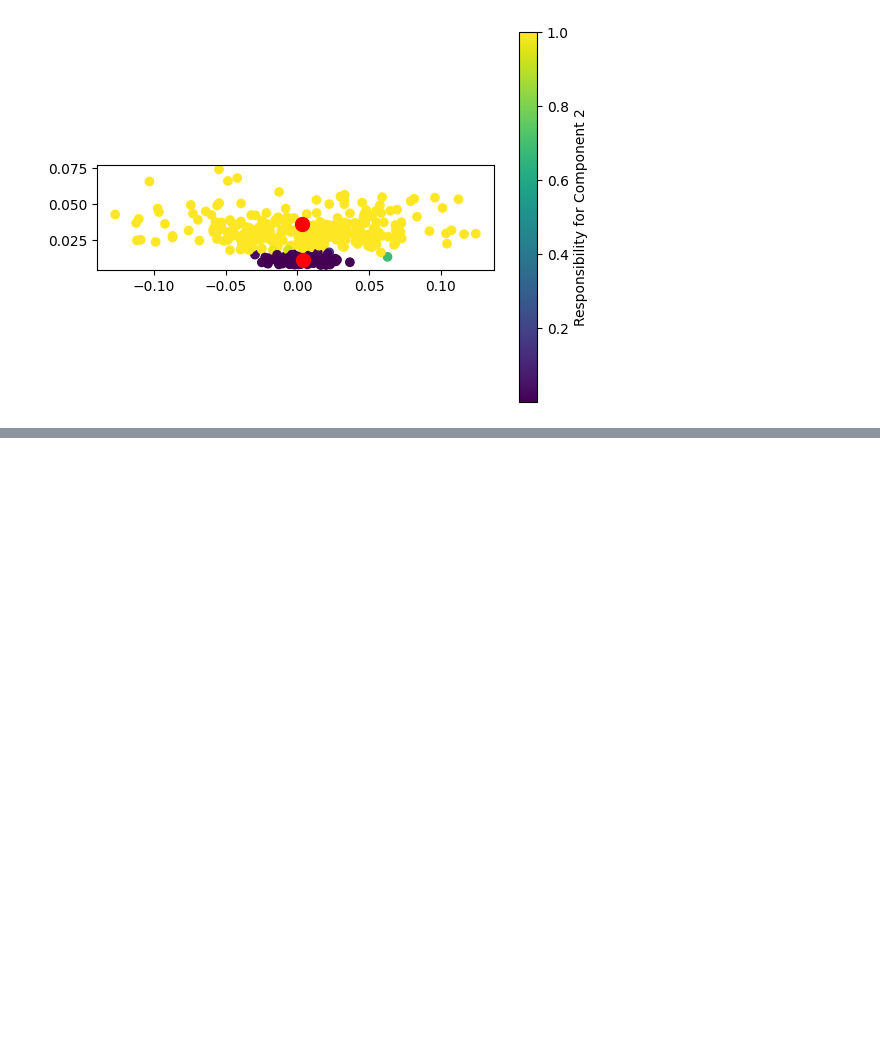
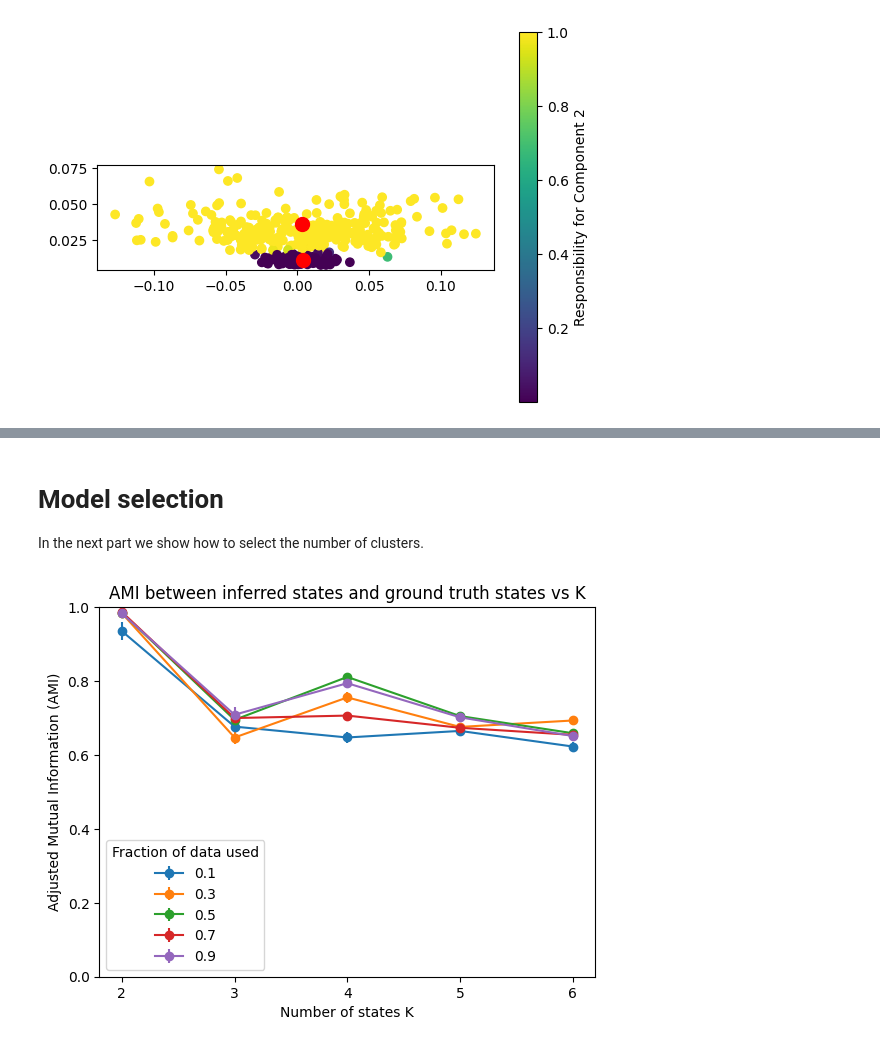
Before and after one commit to Wraithmat/Transitions, a Jupyter notebook: Visualizations.ipynb, the cells around one changed output, grey strips where cells are left out. Cells and saved outputs as stored; diff of their text form; code cells hidden in the pictures; blank space fills up the shorter version.

```diff
--- a/Visualizations.ipynb
+++ b/Visualizations.ipynb
@@ -141,0 +147,75 @@ Text(0.5, 1.0, 'X>0')
+# %% [markdown]
+# Model selection
+In the next part we show how to select the number of clusters.
+# %%
+from sklearn.metrics import adjusted_mutual_info_score, normalized_mutual_info_score
+import numpy as np
+
+import matplotlib.pyplot as plt
+
+from network_reconstruction.utils import E_step, M_step, sliding_windows
+
+traj_b=np.load('./data/traj_b.npy')
+L=200
+slid_mean, slid_cov = sliding_windows(traj_b[:,1], window_size=L)
+# %%
+obs_tot = np.vstack([slid_mean, slid_cov]).T
+
+
+total=1000
+repetitions=50
+
+np.random.seed(30)
+
+for frac in [0.1, 0.3, 0.5, 0.7, 0.9]:
+    subsample = int(total*frac)
+    ami_mean_k=[]
+    ami_std_k=[]
+
+    for k in [2,3,4,5,6]:
+        obs=obs_tot[np.random.choice(obs_tot.shape[0], size=total, replace=False)]
+        mus_star = np.random.uniform(-3, 3, size=k)
+        sigmas_star = np.random.uniform(1, 5, size=k)
+        pis_star = np.ones(k) / 3
+
+        for i in range(100):
+            responsibilities = E_step(obs, mus_star, sigmas_star, pis_star, L=L)
+            mus_star, sigmas_star, pis_star = M_step(obs, responsibilities, L=L)
+
+        ami_scores = []
+
+        for _ in range(repetitions):
+            obs=obs_tot[np.random.choice(obs_tot.shape[0], size=subsample, replace=False)]
+
+            mus = np.random.uniform(-0.1, 0.1, size=k)
+            sigmas = np.random.uniform(0.2, 1, size=k)
+            pis = np.ones(k) / 3
+
+            for i in range(100):
+                responsibilities = E_step(obs, mus, sigmas, pis, L=L)
+                mus, sigmas, pis = M_step(obs, responsibilities, L=L)
+
+            label_sub = np.argmax(E_step(obs, mus, sigmas, pis, L=L), axis=1)
+            label_total = np.argmax(E_step(obs, mus_star, sigmas_star, pis_star, L=L), axis=1)
+            #
+            #plt.scatter(obs[:,0], obs[:,1], c=label_sub)
+            #plt.plot(mus, np.array(sigmas)**2, 'ro')
+            #plt.show()
+            #plt.scatter(obs[:,0], obs[:,1], c=label_total, marker='x')
+            #plt.plot(mus_star, np.array(sigmas_star)**2, 'go')
+            #plt.show()
+            ami_scores.append(adjusted_mutual_info_score(label_total, label_sub))
+
+        ami_mean_k.append(np.mean(ami_scores))
+        ami_std_k.append(np.std(ami_scores)/np.sqrt(len(ami_scores)))
+    plt.errorbar([2,3,4,5,6], ami_mean_k, yerr=ami_std_k, fmt='o-', label=f'{frac}')
+
+plt.xlabel('Number of states K')
+plt.ylabel('Adjusted Mutual Information (AMI)')
+plt.title('AMI between inferred states and ground truth states vs K')
+plt.xticks([2,3,4,5,6])
+plt.ylim(0,1)
+plt.legend(title='Fraction of data used')
+plt.show()
+# %% [output]
+[figure, added]
```
Also changed, not shown: parts of 9 cells of this notebook, 3 other files.
